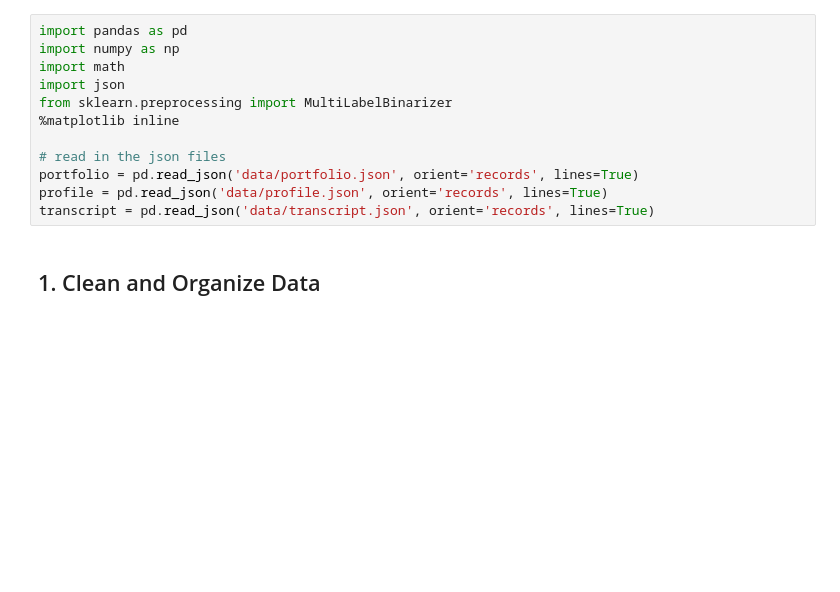
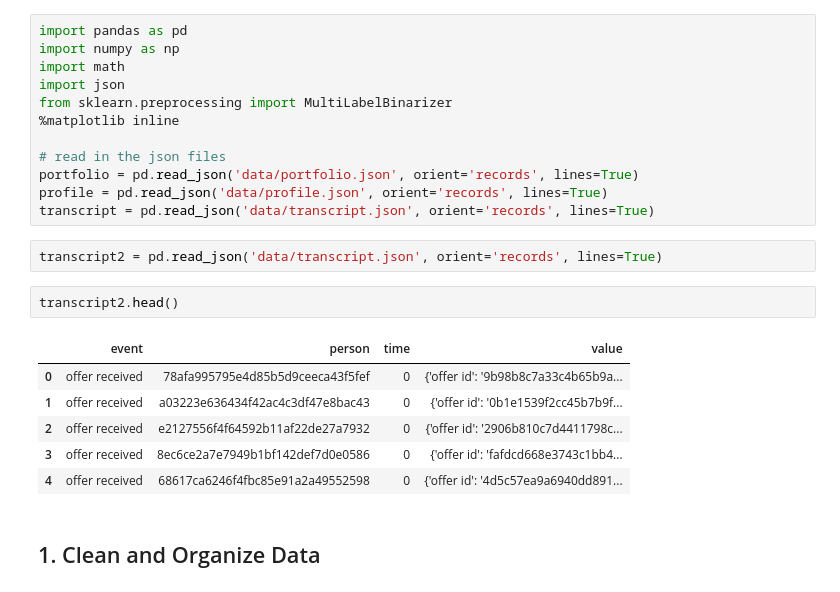
Before and after one commit to TomCanty/StarbucksCapstone, a Jupyter notebook: Starbucks_Capstone_notebook.ipynb, the cells around one changed output. Saved outputs shown, nothing was run; the diff lists cells and outputs as text; blank space fills up the shorter version.

```diff
--- a/Starbucks_Capstone_notebook.ipynb
+++ b/Starbucks_Capstone_notebook.ipynb
@@ -75,6 +75,17 @@ from sklearn.preprocessing import MultiLabelBinarizer
 portfolio = pd.read_json('data/portfolio.json', orient='records', lines=True)
 profile = pd.read_json('data/profile.json', orient='records', lines=True)
 transcript = pd.read_json('data/transcript.json', orient='records', lines=True)
+# %%
+transcript2 = pd.read_json('data/transcript.json', orient='records', lines=True)
+# %%
+transcript2.head()
+# %% [output]
+|  | event | person | time | value |
+| 0 | offer received | 78afa995795e4d85b5d9ceeca43f5fef | 0 | {'offer id': '9b98b8c7a33c4b65b9a... |
+| 1 | offer received | a03223e636434f42ac4c3df47e8bac43 | 0 | {'offer id': '0b1e1539f2cc45b7b9f... |
+| 2 | offer received | e2127556f4f64592b11af22de27a7932 | 0 | {'offer id': '2906b810c7d4411798c... |
+| 3 | offer received | 8ec6ce2a7e7949b1bf142def7d0e0586 | 0 | {'offer id': 'fafdcd668e3743c1bb4... |
+| 4 | offer received | 68617ca6246f4fbc85e91a2a49552598 | 0 | {'offer id': '4d5c57ea9a6940dd891... |
 # %% [markdown]
 ## 1. Clean and Organize Data
 # %%
```
Also changed, not shown: parts of 32 cells of this notebook.
